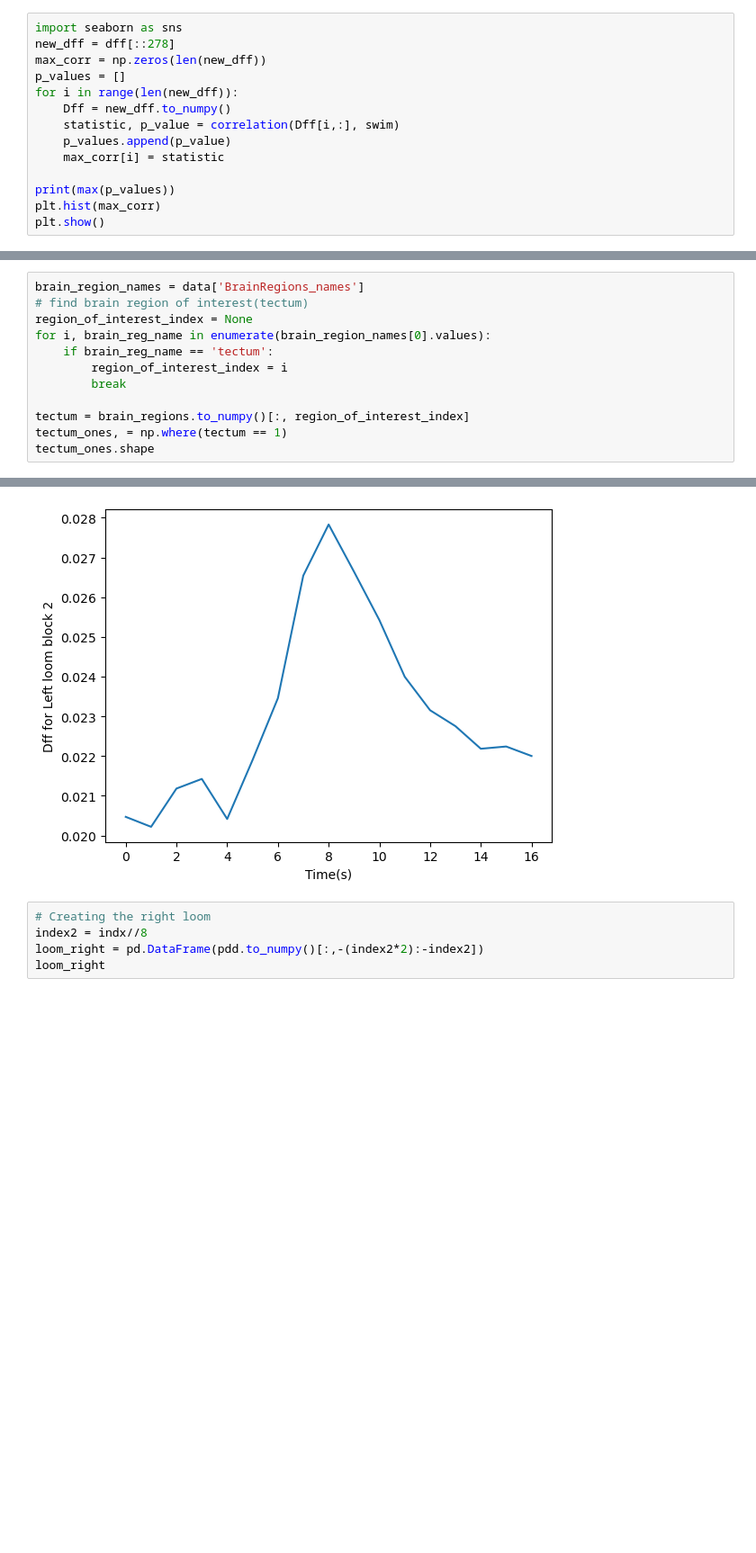
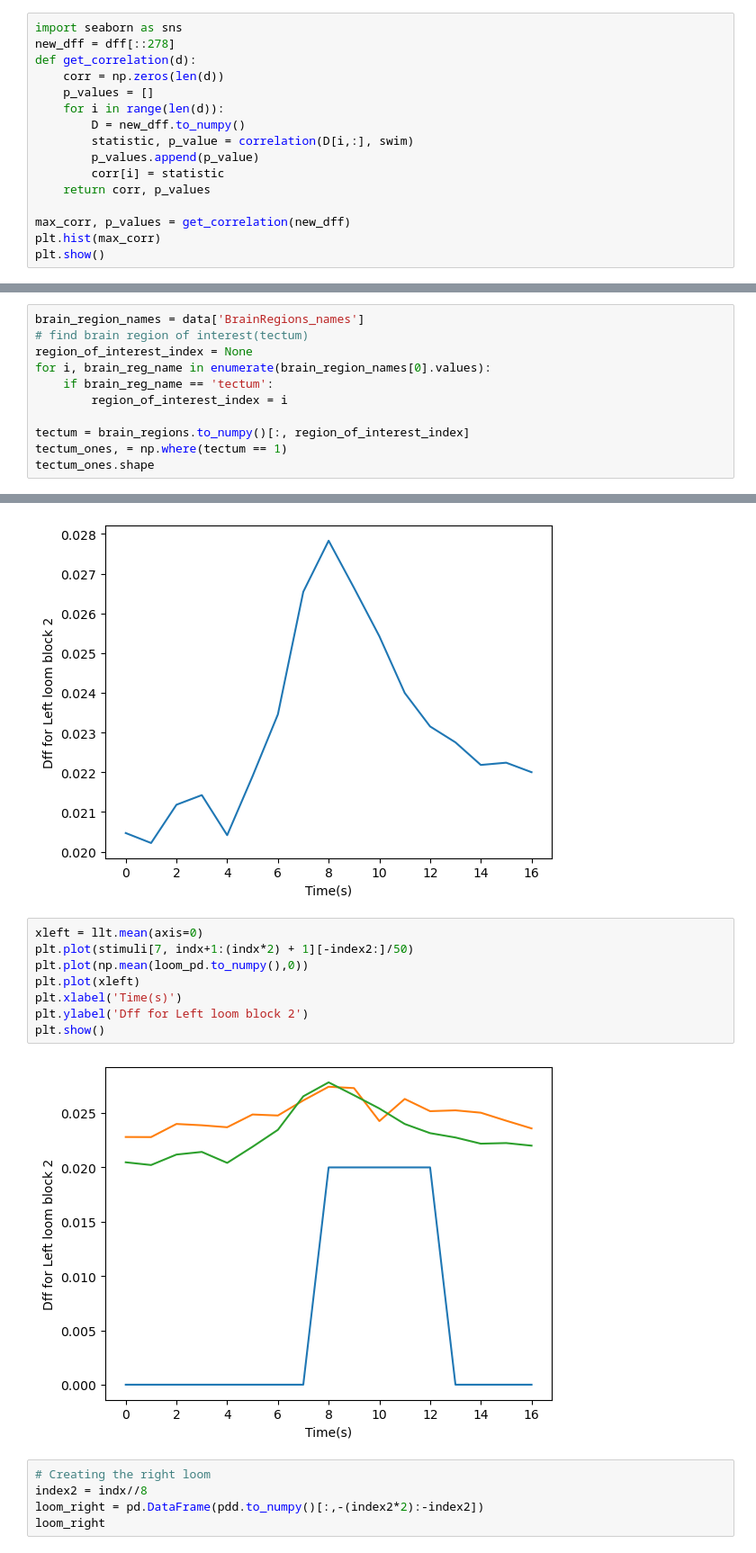
Before and after one commit to asheux/neurofish, a Jupyter notebook: MexicanZebraFish.ipynb, the cells around one changed output, grey strips where cells are left out. Shown: that part at 90% size. Saved outputs shown, nothing was run; the diff lists cells and outputs as text; blank space fills up the shorter version.

Commit message:
Comparison of left and right loom with stimuli administered

```diff
--- a/MexicanZebraFish.ipynb
+++ b/MexicanZebraFish.ipynb
@@ -15,15 +15,17 @@ brain_regions = data['BrainRegions']
 # %%
 import seaborn as sns
 new_dff = dff[::278]
-max_corr = np.zeros(len(new_dff))
-p_values = []
-for i in range(len(new_dff)):
-    Dff = new_dff.to_numpy()
-    statistic, p_value = correlation(Dff[i,:], swim)
-    p_values.append(p_value)
-    max_corr[i] = statistic
+def get_correlation(d):
+    corr = np.zeros(len(d))
+    p_values = []
+    for i in range(len(d)):
+        D = new_dff.to_numpy()
+        statistic, p_value = correlation(D[i,:], swim)
+        p_values.append(p_value)
+        corr[i] = statistic
+    return corr, p_values
 
-print(max(p_values))
+max_corr, p_values = get_correlation(new_dff)
 plt.hist(max_corr)
 plt.show()
 # %% [output]
@@ -134,7 +135,6 @@ region_of_interest_index = None
 for i, brain_reg_name in enumerate(brain_region_names[0].values):
     if brain_reg_name == 'tectum':
         region_of_interest_index = i
-        break
 
 tectum = brain_regions.to_numpy()[:, region_of_interest_index]
 tectum_ones, = np.where(tectum == 1)
@@ -203,6 +203,16 @@ plt.ylabel('Dff for Left loom block 2')
 plt.show()
 # %% [output]
 [figure]
+# %%
+xleft = llt.mean(axis=0)
+plt.plot(stimuli[7, indx+1:(indx*2) + 1][-index2:]/50)
+plt.plot(np.mean(loom_pd.to_numpy(),0))
+plt.plot(xleft)
+plt.xlabel('Time(s)')
+plt.ylabel('Dff for Left loom block 2')
+plt.show()
+# %% [output]
+[figure, added]
 # %%
 # Creating the right loom
 index2 = indx//8
```
Also changed, not shown: parts of 8 cells of this notebook.
